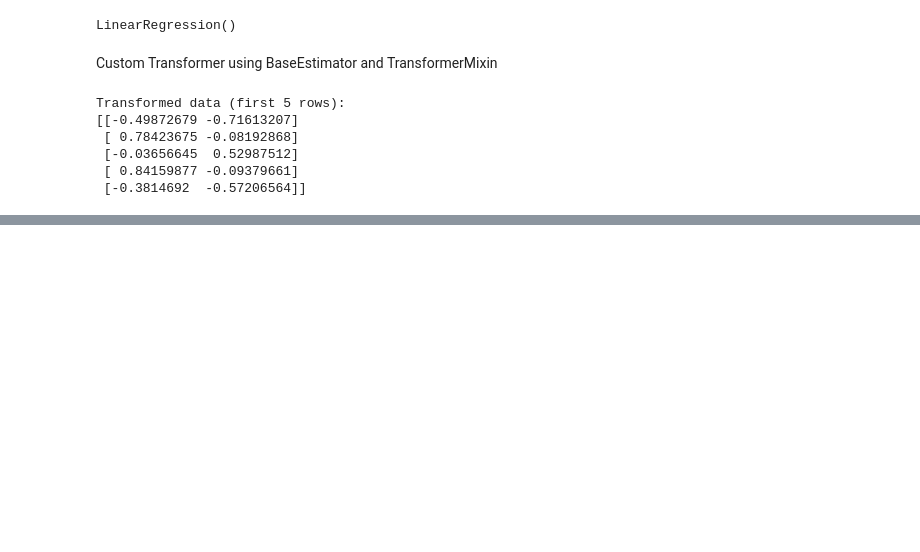
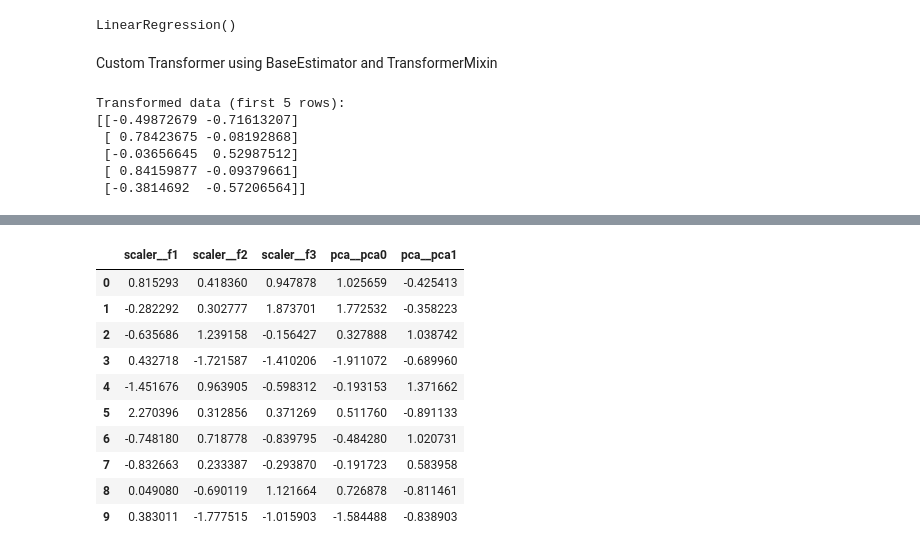
Before and after one commit to NavdeepTU/Machine-Learning, a Jupyter notebook: sklearn_deep_dive.ipynb, the cells around one changed output, grey strips where cells are left out. Saved outputs shown, nothing was run; the diff lists cells and outputs as text; code cells hidden in the pictures; blank space fills up the shorter version.

```diff
--- a/sklearn_deep_dive.ipynb
+++ b/sklearn_deep_dive.ipynb
@@ -217,0 +283,12 @@ Transformed data (first 5 rows):
+# %%
+import pandas as pd
+import numpy as np
+
+# Generating a random dataset with 10 rows and 4 columns
+np.random.seed(42)  # For reproducibility
+data = np.random.randn(10, 4)
+
+# Creating a DataFrame and naming the columns
+df = pd.DataFrame(data, columns=['f1', 'f2', 'f3', 'y'])
+
+df
@@ -217,0 +310,22 @@ Transformed data (first 5 rows):
+# %%
+# Define FeatureUnion
+feature_union = FeatureUnion([
+    ('scaler', StandardScaler()),  # Apply StandardScaler
+    ('pca', PCA(n_components=2))   # Apply PCA, reduce to 2 components
+])
+# %%
+X_transformed = feature_union.fit_transform(df.drop(columns=['y']))
+
+pd.DataFrame(X_transformed, columns=feature_union.get_feature_names_out())
+# %% [output]
+|  | scaler__f1 | scaler__f2 | scaler__f3 | pca__pca0 | pca__pca1 |
+| 0 | 0.815293 | 0.418360 | 0.947878 | 1.025659 | -0.425413 |
+| 1 | -0.282292 | 0.302777 | 1.873701 | 1.772532 | -0.358223 |
+| 2 | -0.635686 | 1.239158 | -0.156427 | 0.327888 | 1.038742 |
+| 3 | 0.432718 | -1.721587 | -1.410206 | -1.911072 | -0.689960 |
+| 4 | -1.451676 | 0.963905 | -0.598312 | -0.193153 | 1.371662 |
+| 5 | 2.270396 | 0.312856 | 0.371269 | 0.511760 | -0.891133 |
+| 6 | -0.748180 | 0.718778 | -0.839795 | -0.484280 | 1.020731 |
+| 7 | -0.832663 | 0.233387 | -0.293870 | -0.191723 | 0.583958 |
+| 8 | 0.049080 | -0.690119 | 1.121664 | 0.726878 | -0.811461 |
+| 9 | 0.383011 | -1.777515 | -1.015903 | -1.584488 | -0.838903 |
```
Also changed, not shown: parts of 21 cells of this notebook.
